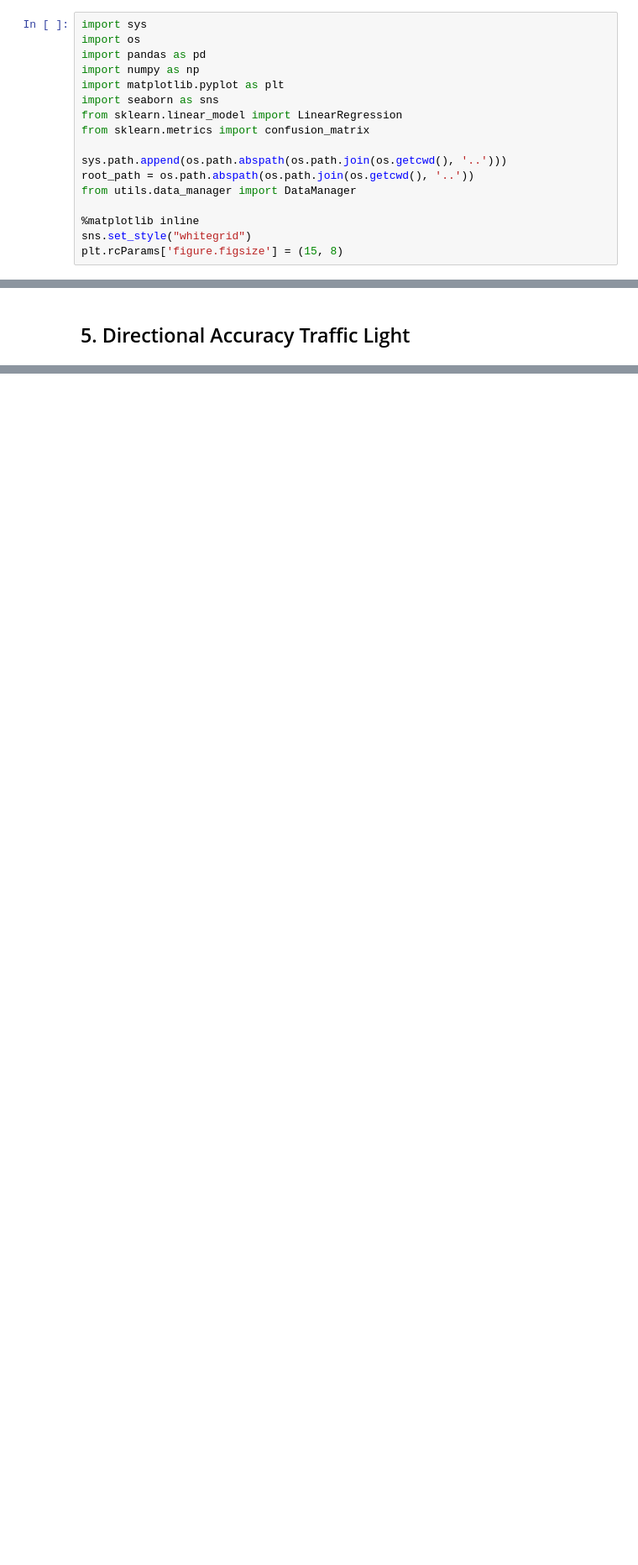
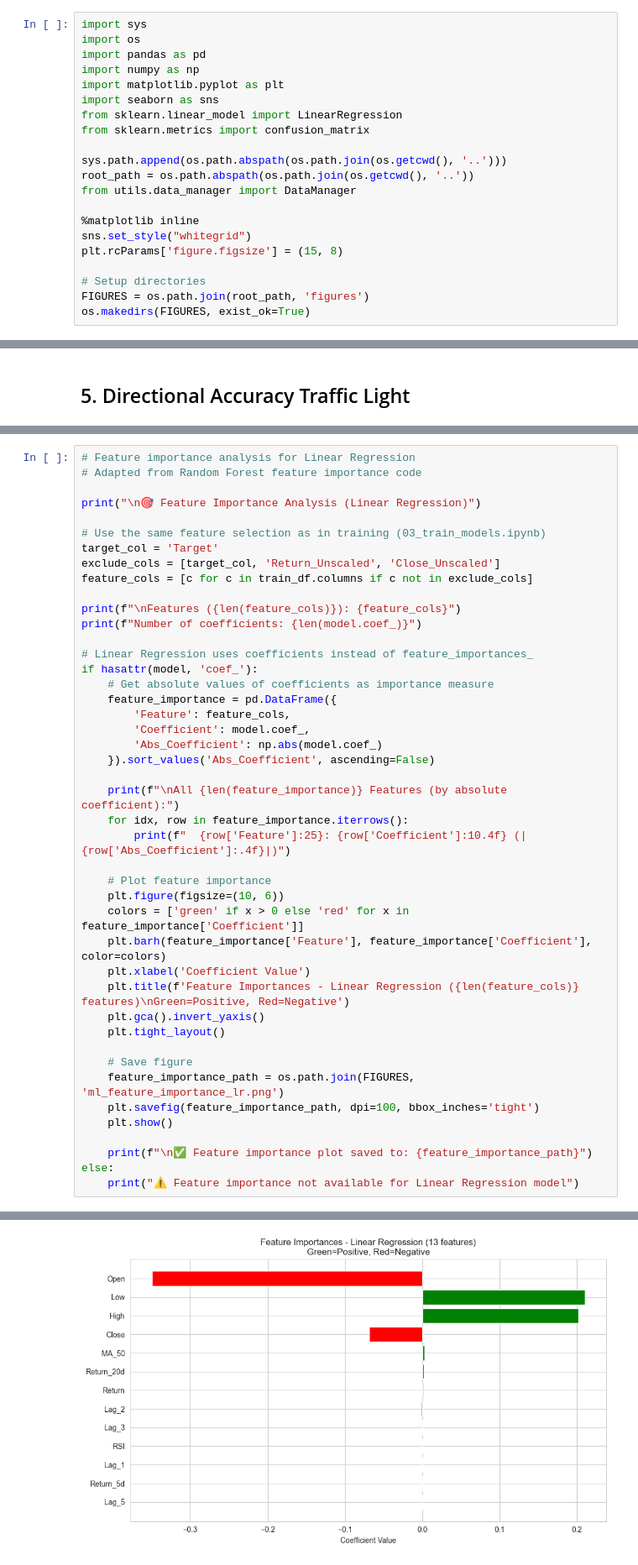
Before and after one commit to GFiaMon/eurusd-mlops-pipeline, a Jupyter notebook: notebooks/04_evaluate_select.ipynb, the cells around one changed output, grey strips where cells are left out. Shown: that part at 84% size. Drawn from its saved outputs; the diff is of its cells as text; blank space fills up the shorter version.

```diff
--- a/notebooks/04_evaluate_select.ipynb
+++ b/notebooks/04_evaluate_select.ipynb
@@ -19,6 +19,10 @@ from utils.data_manager import DataManager
 %matplotlib inline
 sns.set_style("whitegrid")
 plt.rcParams['figure.figsize'] = (15, 8)
+
+# Setup directories
+FIGURES = os.path.join(root_path, 'figures')
+os.makedirs(FIGURES, exist_ok=True)
 # %% [markdown]
 ## 1. Setup & Re-Train (Quick Load)
 # %%
@@ -283,0 +319,45 @@ plt.show()
+# %%
+# Feature importance analysis for Linear Regression
+# Adapted from Random Forest feature importance code
+
+print("\n🎯 Feature Importance Analysis (Linear Regression)")
+
+# Use the same feature selection as in training (03_train_models.ipynb)
+target_col = 'Target'
+exclude_cols = [target_col, 'Return_Unscaled', 'Close_Unscaled']
+feature_cols = [c for c in train_df.columns if c not in exclude_cols]
+
+print(f"\nFeatures ({len(feature_cols)}): {feature_cols}")
+print(f"Number of coefficients: {len(model.coef_)}")
+
+# Linear Regression uses coefficients instead of feature_importances_
+if hasattr(model, 'coef_'):
+    # Get absolute values of coefficients as importance measure
+    feature_importance = pd.DataFrame({
+        'Feature': feature_cols,
+        'Coefficient': model.coef_,
+        'Abs_Coefficient': np.abs(model.coef_)
+    }).sort_values('Abs_Coefficient', ascending=False)
+
+    print(f"\nAll {len(feature_importance)} Features (by absolute coefficient):")
+    for idx, row in feature_importance.iterrows():
+        print(f"  {row['Feature']:25}: {row['Coefficient']:10.4f} (|{row['Abs_Coefficient']:.4f}|)")
+
+    # Plot feature importance
+    plt.figure(figsize=(10, 6))
+    colors = ['green' if x > 0 else 'red' for x in feature_importance['Coefficient']]
+    plt.barh(feature_importance['Feature'], feature_importance['Coefficient'], color=colors)
+    plt.xlabel('Coefficient Value')
+    plt.title(f'Feature Importances - Linear Regression ({len(feature_cols)} features)\nGreen=Positive, Red=Negative')
+    plt.gca().invert_yaxis()
+    plt.tight_layout()
+
+    # Save figure
+    feature_importance_path = os.path.join(FIGURES, 'ml_feature_importance_lr.png')
+    plt.savefig(feature_importance_path, dpi=100, bbox_inches='tight')
+    plt.show()
+
+    print(f"\n✅ Feature importance plot saved to: {feature_importance_path}")
+else:
+    print("⚠️ Feature importance not available for Linear Regression model")
+# %% [output]
@@ -283,0 +383 @@ plt.show()
+[figure, added]
```
Also changed, not shown: parts of 5 cells of this notebook, 10 other files.
